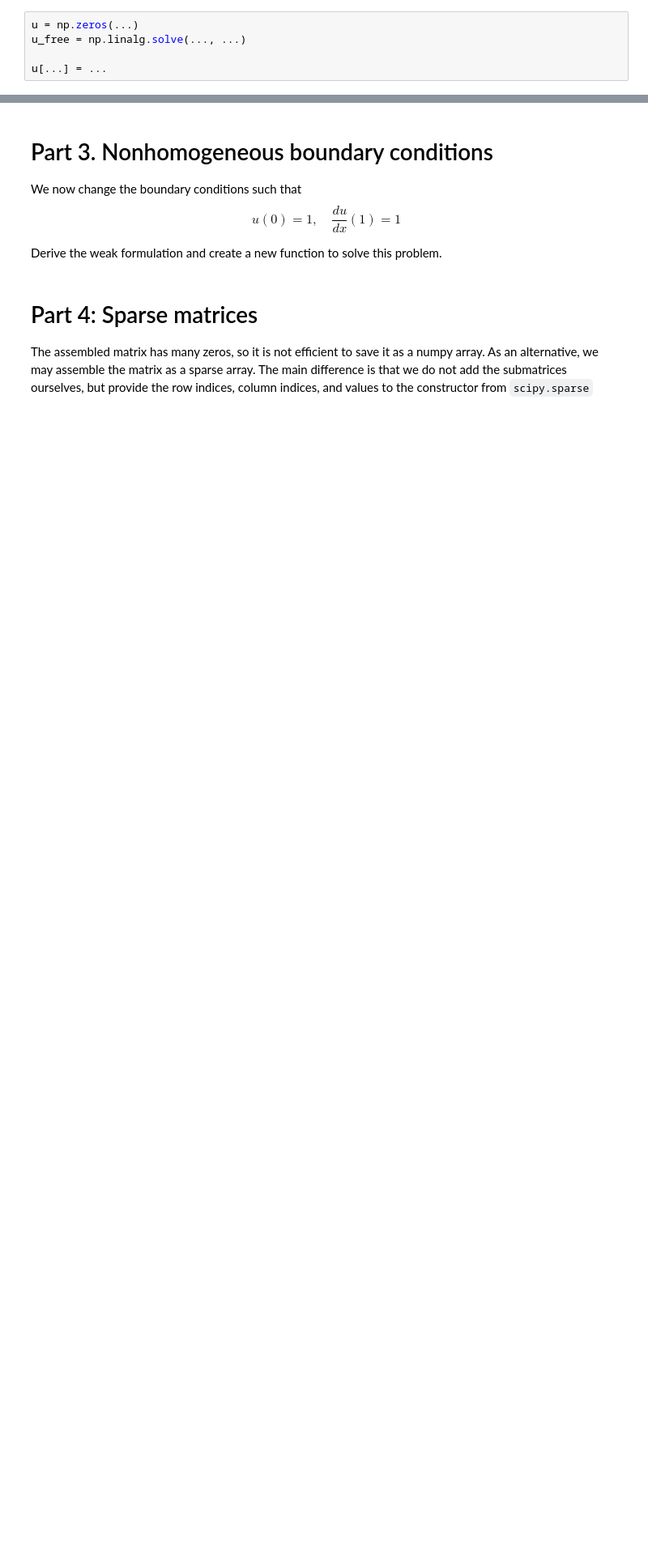
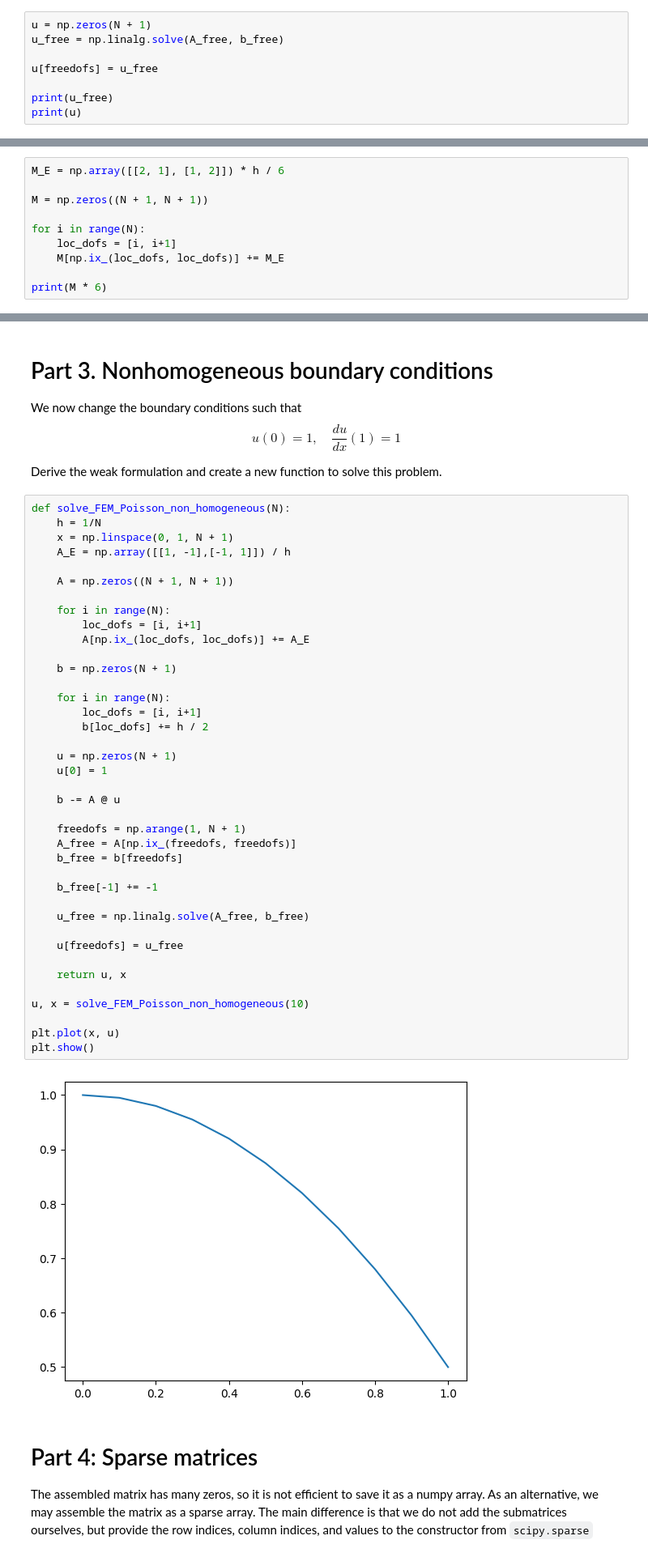
Before and after one commit to wmboon/MFEM_course, a Jupyter notebook: labs/lab1.ipynb, the cells around one changed output, grey strips where cells are left out. Shown at 81% size. Saved outputs shown, nothing was run; the diff lists cells and outputs as text; blank space fills up the shorter version.

```diff
--- a/labs/lab1.ipynb
+++ b/labs/lab1.ipynb
@@ -86,7 +125,10 @@ b_free = ...
 
 After preallocating `u` as a zeros vector, use the direct linear solver from numpy to solve the system and find the coefficients for the free degrees of freedom. Then set these values in the right indices in the main vector `u`.
 # %%
-u = np.zeros(...)
-u_free = np.linalg.solve(..., ...)
+u = np.zeros(N + 1)
+u_free = np.linalg.solve(A_free, b_free)
 
-u[...] = ...
+u[freedofs] = u_free
+
+print(u_free)
+print(u)
@@ -138,3 +218,13 @@ Set up an assembly loop to create the mass matrix `M` using the element matrix
 $$
     M_E = \frac{h}{6} \begin{bmatrix} 2 & 1 \\ 1 & 2 \end{bmatrix}
 $$
+# %%
+M_E = np.array([[2, 1], [1, 2]]) * h / 6
+
+M = np.zeros((N + 1, N + 1))
+
+for i in range(N):
+    loc_dofs = [i, i+1]
+    M[np.ix_(loc_dofs, loc_dofs)] += M_E
+
+print(M * 6)
@@ -174,6 +280,47 @@ $$
 $$
 
 Derive the weak formulation and create a new function to solve this problem.
+# %%
+def solve_FEM_Poisson_non_homogeneous(N):
+    h = 1/N
+    x = np.linspace(0, 1, N + 1)
+    A_E = np.array([[1, -1],[-1, 1]]) / h
+
+    A = np.zeros((N + 1, N + 1))
+
+    for i in range(N):
+        loc_dofs = [i, i+1]
+        A[np.ix_(loc_dofs, loc_dofs)] += A_E
+
+    b = np.zeros(N + 1)
+
+    for i in range(N):
+        loc_dofs = [i, i+1]
+        b[loc_dofs] += h / 2
+
+    u = np.zeros(N + 1)
+    u[0] = 1
+
+    b -= A @ u
+
+    freedofs = np.arange(1, N + 1)
+    A_free = A[np.ix_(freedofs, freedofs)]
+    b_free = b[freedofs]
+
+    b_free[-1] += -1
+
+    u_free = np.linalg.solve(A_free, b_free)
+
+    u[freedofs] = u_free
+
+    return u, x
+
+u, x = solve_FEM_Poisson_non_homogeneous(10)
+
+plt.plot(x, u)
+plt.show()
+# %% [output]
+[figure, added]
 # %% [markdown]
 # Part 4: Sparse matrices
 
```
Also changed, not shown: parts of 12 cells of this notebook.
